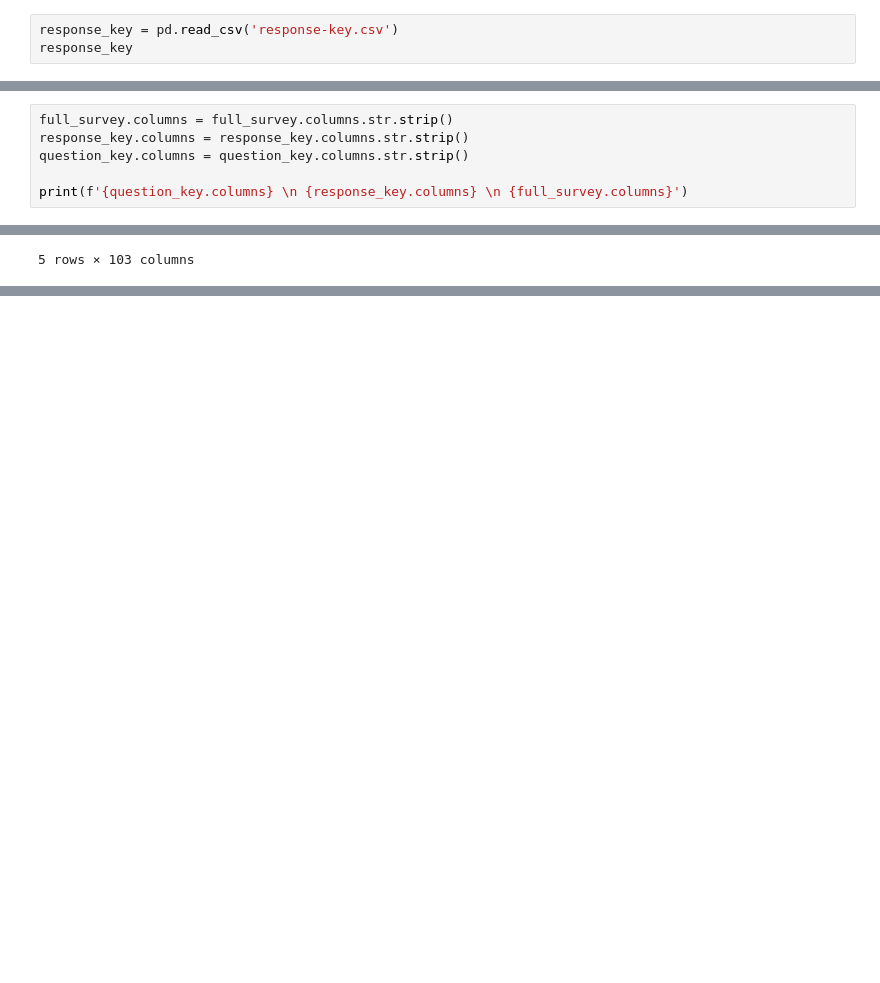
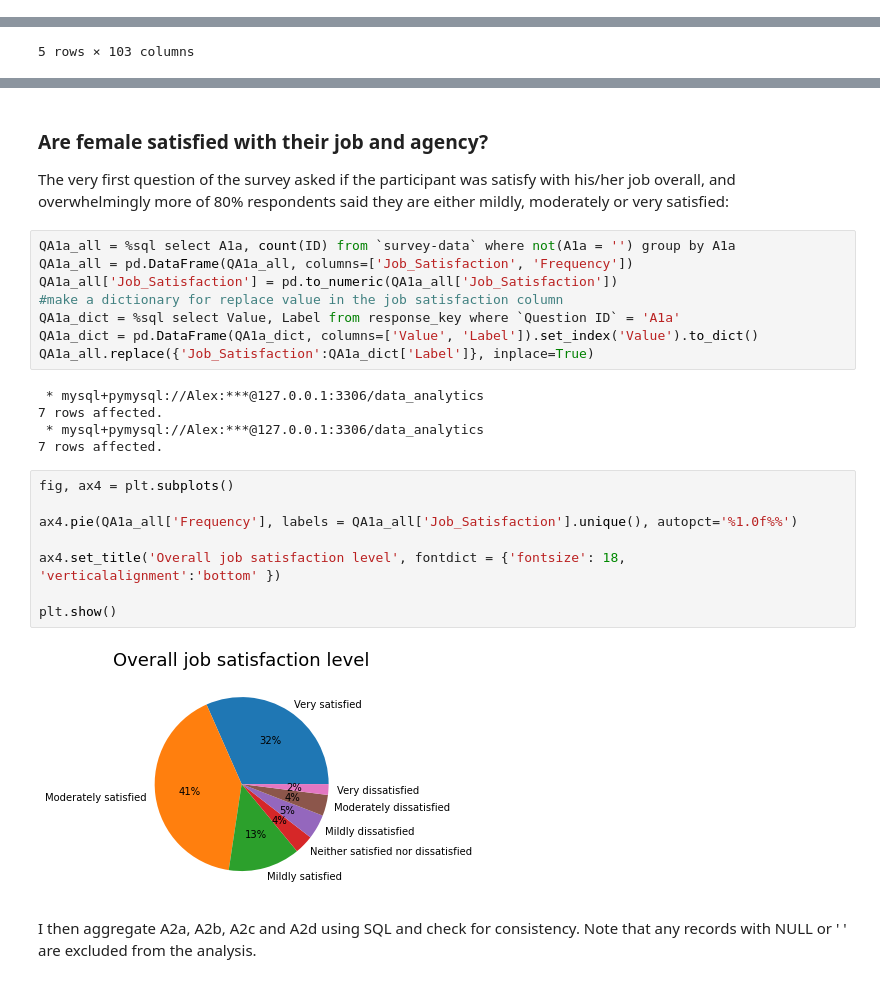
Before and after one commit to alex-cplee/WA-Public-Service-Perception-2015, a Jupyter notebook: SurveyData.ipynb, the cells around one changed output, grey strips where cells are left out. Saved outputs shown, nothing was run; the diff lists cells and outputs as text; blank space fills up the shorter version.

```diff
--- a/SurveyData.ipynb
+++ b/SurveyData.ipynb
@@ -77,3 +0,0 @@ There is no duplicated rows - it is unlikely to have duplicated entry in the dat
-# %%
-response_key = pd.read_csv('response-key.csv')
-response_key
@@ -113,6 +0,0 @@ Note that the response key and question key share the same Question ID values. I
-# %%
-full_survey.columns = full_survey.columns.str.strip()
-response_key.columns = response_key.columns.str.strip()
-question_key.columns = question_key.columns.str.strip()
-
-print(f'{question_key.columns} \n {response_key.columns} \n {full_survey.columns}')
@@ -2717,0 +802,29 @@ plt.tight_layout()
+# %% [markdown]
+### Are female satisfied with their job and agency?  <a class="anchor" id="section6-2"></a>
+
+The very first question of the survey asked if the participant was satisfy with his/her job overall, and overwhelmingly more of 80% respondents said they are either mildly, moderately or very satisfied:
+# %%
+QA1a_all = %sql select A1a, count(ID) from `survey-data` where not(A1a = '') group by A1a
+QA1a_all = pd.DataFrame(QA1a_all, columns=['Job_Satisfaction', 'Frequency'])
+QA1a_all['Job_Satisfaction'] = pd.to_numeric(QA1a_all['Job_Satisfaction'])
+#make a dictionary for replace value in the job satisfaction column
+QA1a_dict = %sql select Value, Label from response_key where `Question ID` = 'A1a'
+QA1a_dict = pd.DataFrame(QA1a_dict, columns=['Value', 'Label']).set_index('Value').to_dict()
+QA1a_all.replace({'Job_Satisfaction':QA1a_dict['Label']}, inplace=True)
+# %% [output]
+ * mysql+pymysql://Alex:***@127.0.0.1:3306/data_analytics
+7 rows affected.
+ * mysql+pymysql://Alex:***@127.0.0.1:3306/data_analytics
+7 rows affected.
+# %%
+fig, ax4 = plt.subplots()
+
+ax4.pie(QA1a_all['Frequency'], labels = QA1a_all['Job_Satisfaction'].unique(), autopct='%1.0f%%')
+
+ax4.set_title('Overall job satisfaction level', fontdict = {'fontsize': 18, 'verticalalignment':'bottom' })
+
+plt.show()
+# %% [output]
+[figure, added]
+# %% [markdown]
+I then aggregate A2a, A2b, A2c and A2d using SQL and check for consistency. Note that any records with NULL or ' ' are excluded from the analysis.
```
Also changed, not shown: parts of 357 cells of this notebook.
